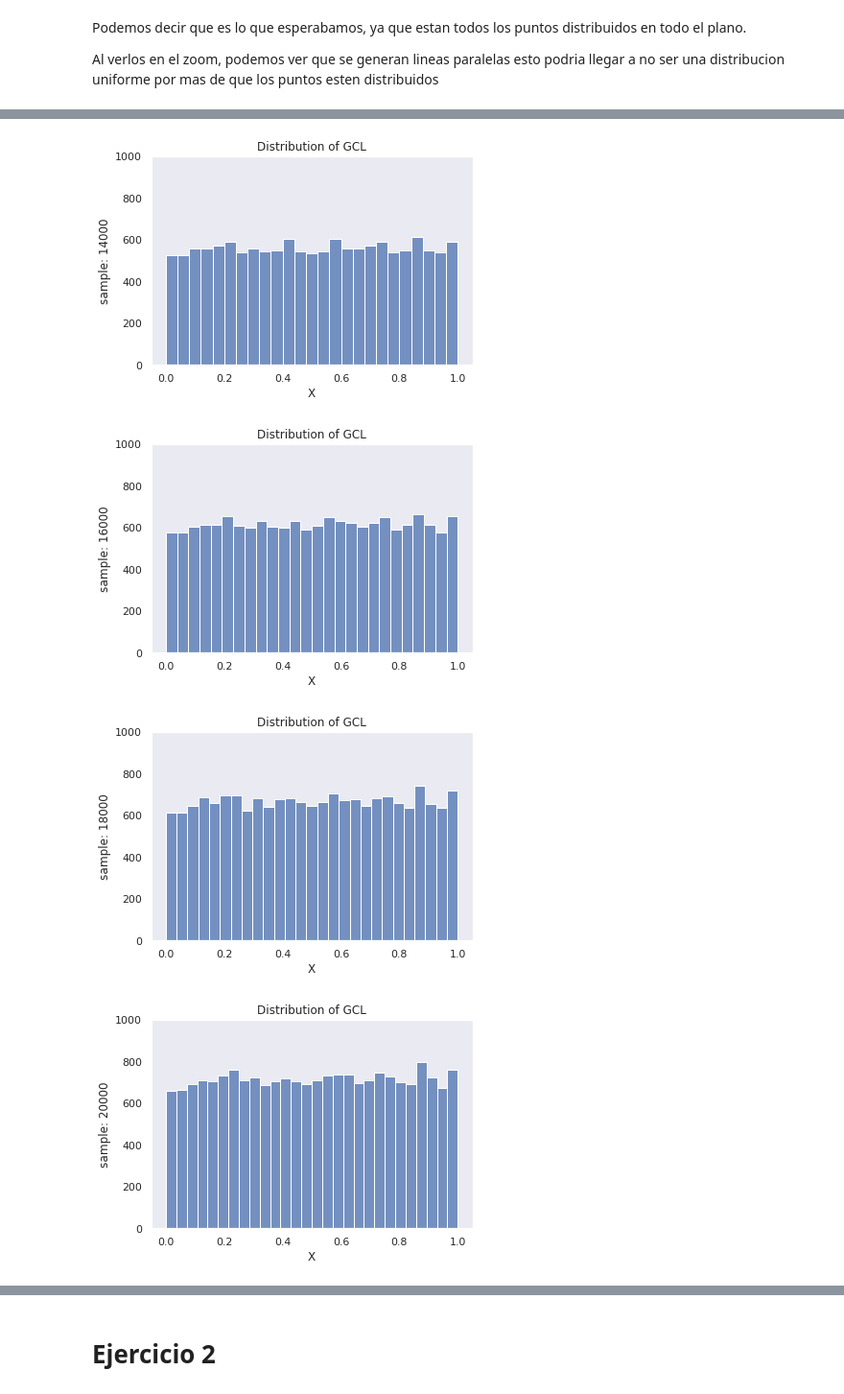
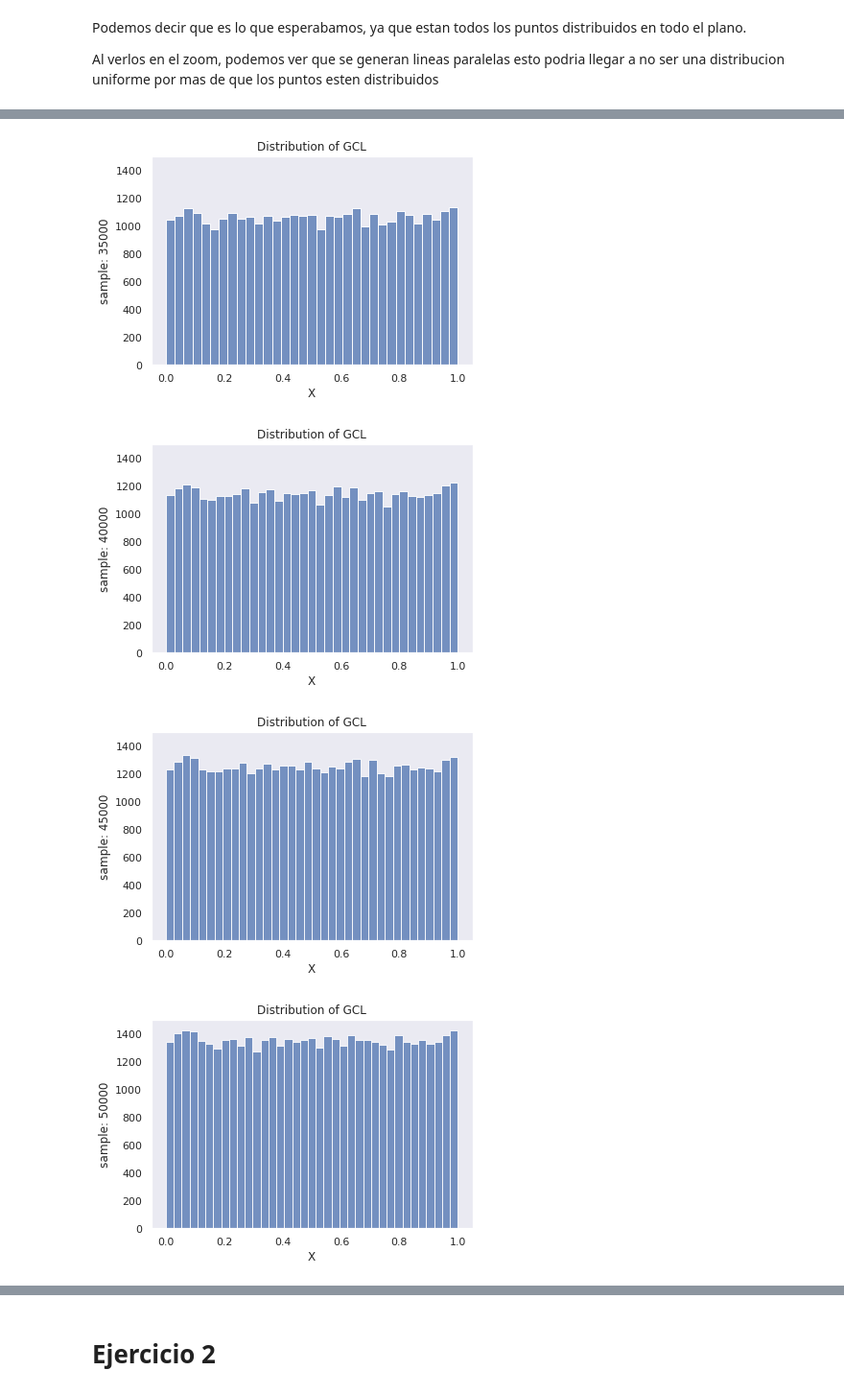
Before and after one commit to mateocapon/simulacion_tp1, a Jupyter notebook: TP1.ipynb, the cells around one changed output, grey strips where cells are left out. Shown at 96% size. Saved outputs shown, nothing was run; the diff lists cells and outputs as text; code cells hidden in the pictures.

```diff
--- a/TP1.ipynb
+++ b/TP1.ipynb
@@ -13,7 +13,7 @@ modulo = 2**32
 multiplicador = 1013904223
 incremento = 1664525
 
-semilla = (101503+103856+104258+102995)/4
+semilla = int((101503+103856+104258+102995)/4)
 # %%
 print("Modulo: "+ str(modulo) )
 print("Multiplicador: "+ str(modulo) )
@@ -109,7 +79,7 @@ def generarRandomNormalizada(n):
 # %% [markdown]
 Generaremos numeros del 0 al 9 con los numeros obtenidos
 # %%
-N = generarRandom(12876)
+N = generarRandom(50000)
 
 x,y = np.array_split(N,2) # Divido el array en dos
 # %%
@@ -165,5 +143,5 @@ def plot_for_offset(power, y_max):
     return image
 
 kwargs_write = {'fps':1.0, 'quantizer':'nq'}
-imageio.mimsave('./powers.gif', [plot_for_offset(2000*(i+1), 1000) for i in range(10)], fps=1)
+imageio.mimsave('./powers.gif', [plot_for_offset(5000*(i+1), 1500) for i in range(10)], fps=1)
 # %% [output]
@@ -176,5 +154,5 @@ imageio.mimsave('./powers.gif', [plot_for_offset(2000*(i+1), 1000) for i in rang
-[figure, old version]
+[figure, new version]
-[figure, old version]
+[figure, new version]
-[figure, old version]
+[figure, new version]
-[figure, old version]
+[figure, new version]
 <Figure size 432x288 with 0 Axes>
```
Also changed, not shown: parts of 30 cells of this notebook.
